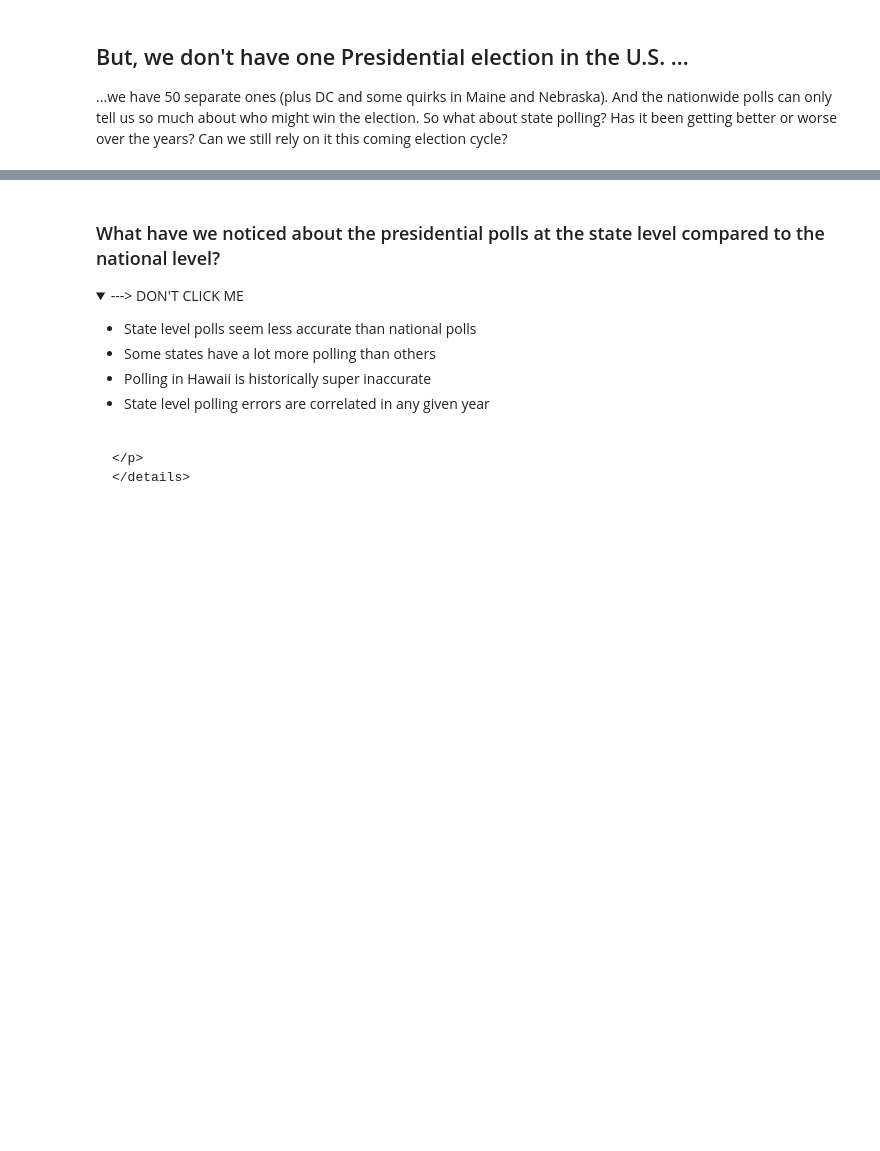
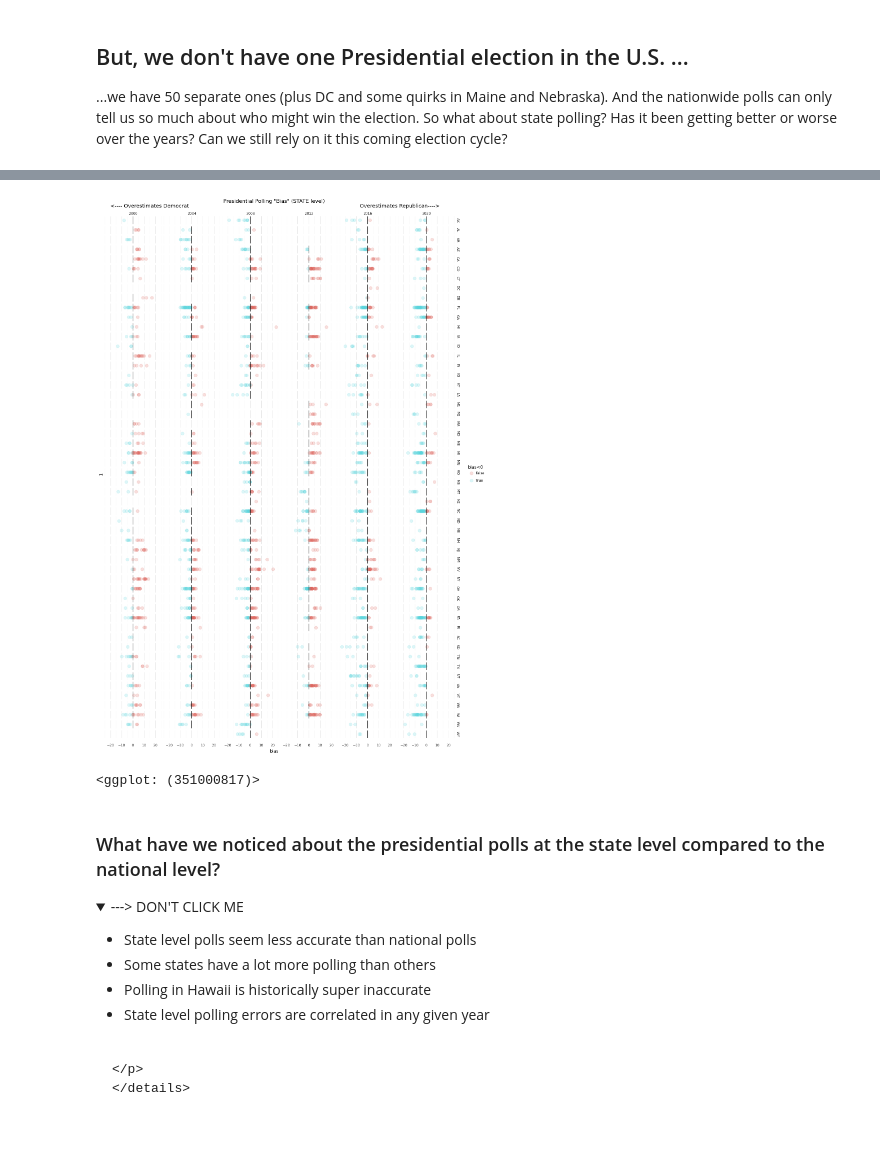
Before and after one commit to dmil/wrangler-polls, a Jupyter notebook: polling-analysis.ipynb, the cells around one changed output, grey strips where cells are left out. Drawn from its saved outputs; the diff is of its cells as text; code cells hidden in the pictures; folded sections open; blank space fills up the shorter version.

```diff
--- a/polling-analysis.ipynb
+++ b/polling-analysis.ipynb
@@ -154,16 +209,19 @@ presidential_state_level_polls.head(2)
 # %%
 (
     ggplot(presidential_state_level_polls
-           , aes(x='bias', y='year', color='bias<0'))
+           , aes(x='bias', y=1, color='bias<0'))
      + geom_point(size=4, alpha=.2)
      + geom_vline(aes(xintercept=0))
      + theme_minimal()
      + scale_y_continuous(breaks=list(range(2000,2024,4)))
-     + facet_wrap('~location')
-     + theme(figure_size=(16, 16))
+     + facet_grid('location~year')
+     + theme(figure_size=(16, 24))
          + labs(title='Presidential Polling "Bias" (STATE level)\n <---- Overestimates Democrat                                                                                                       Overestimates Republican---->')
 
 )
+# %% [output]
+[figure, added]
+<ggplot: (351000817)>
 # %% [markdown]
 ### What have we noticed about the presidential polls at the state level compared to the national level?
 
```
Also changed, not shown: parts of 32 cells of this notebook.
